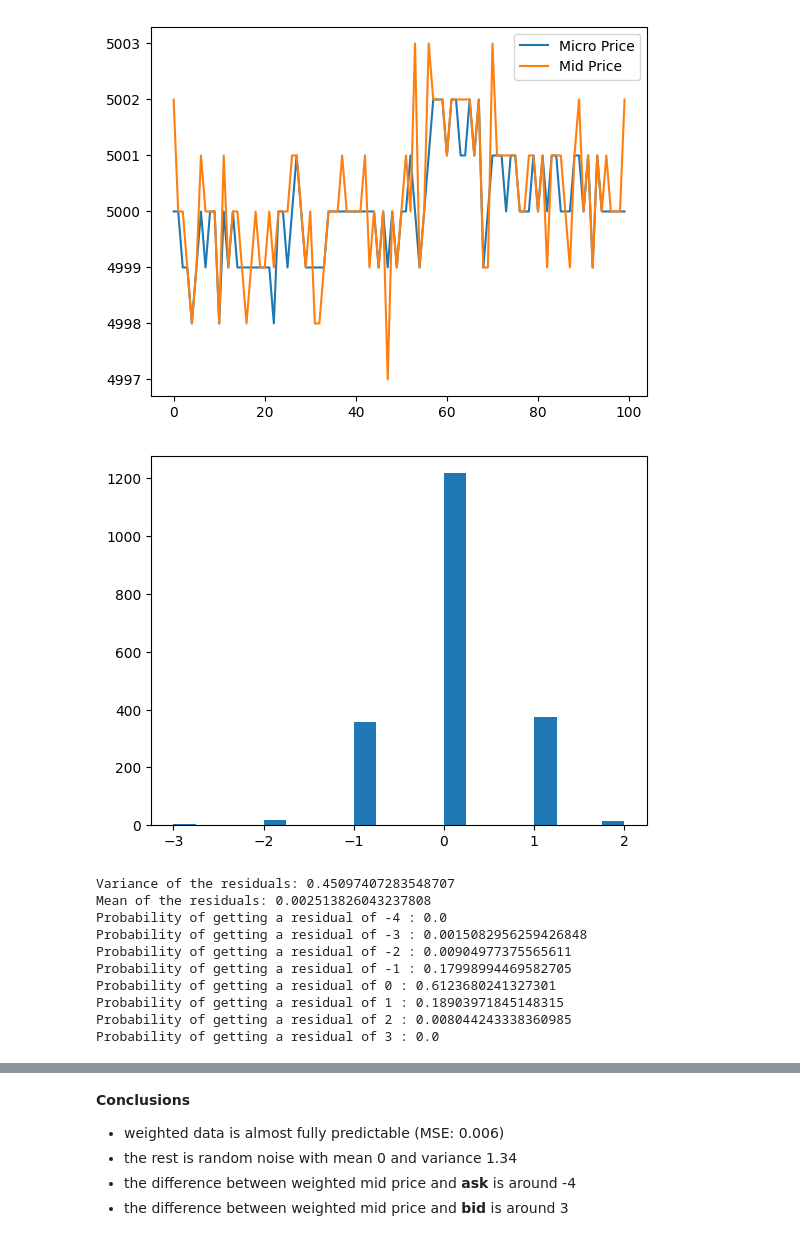
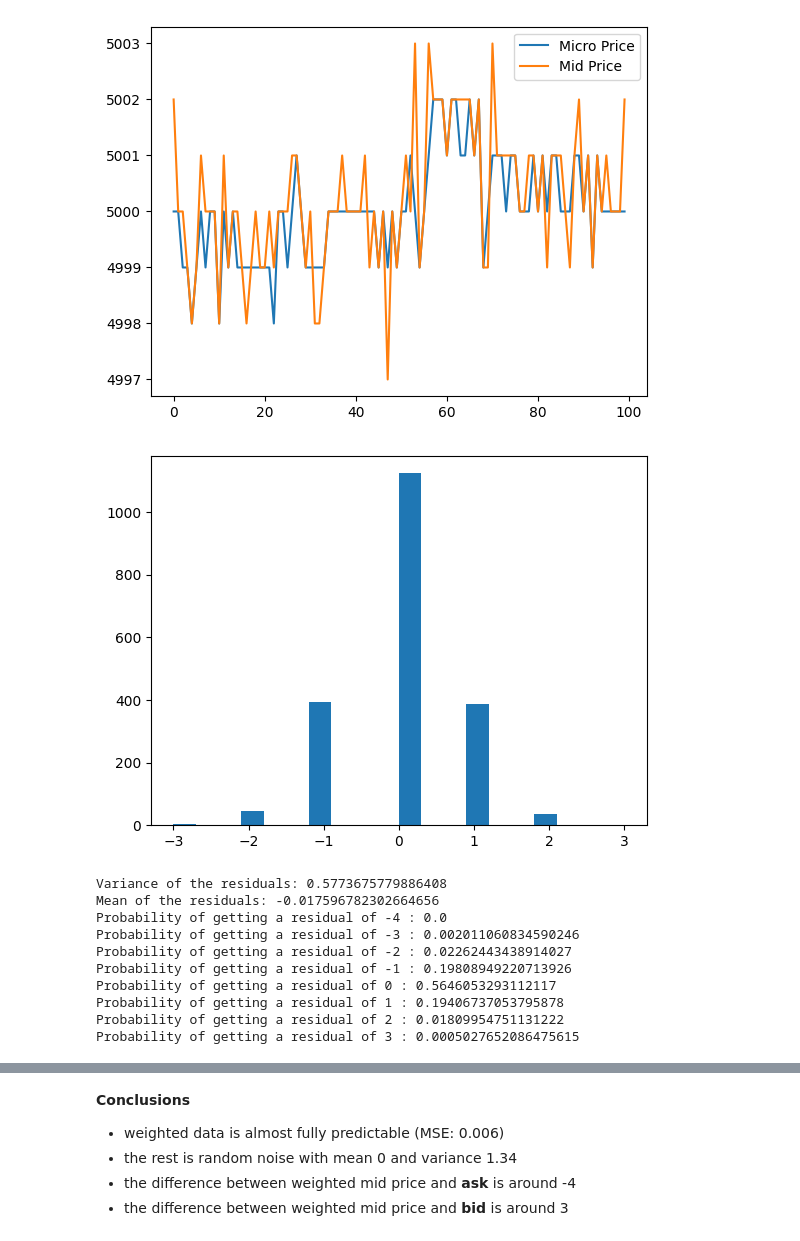
Before and after one commit to levladiator/Prosperity, a Jupyter notebook: src/forecaster-STARFRUIT.ipynb, the cells around one changed output, grey strips where cells are left out. Saved outputs shown, nothing was run; the diff lists cells and outputs as text; code cells hidden in the pictures.

```diff
--- a/src/forecaster-STARFRUIT.ipynb
+++ b/src/forecaster-STARFRUIT.ipynb
@@ -213,6 +213,7 @@ for i in range(10, len(mid_price)):
 # predictions are shifted by one
 weighted_actual = weighted_actual[1:]
 actual = actual[1:]
+micro_pr_array = micro_pr_array[1:]
 
 stanford_predictions = stanford_predictions[:-1]
 my_predictions = my_predictions[:-1]
@@ -263,32 +264,32 @@ plt.show()
 # %% [output]
 [figure]
 # %%
-weighted_actual = np.array(weighted_actual)
+weighted_actual = np.array(micro_pr_array)
 my_predictions = np.array(my_predictions)
 
 diff = weighted_actual - my_predictions
 plt.hist(diff, bins=20)
 plt.show()
 
 # Calculate the variance of the residuals
 print("Variance of the residuals:", np.var(diff))
 print("Mean of the residuals:", np.mean(diff))
 
 # Calculate the probability of getting any residuals
 for i in range(-4, 4):
     print("Probability of getting a residual of", i, ":", np.mean(diff == i))
 # %% [output]
-[figure, old version]
+[figure, new version]
-Variance of the residuals: 0.45097407283548707
-Mean of the residuals: 0.002513826043237808
+Variance of the residuals: 0.5773675779886408
+Mean of the residuals: -0.017596782302664656
 Probability of getting a residual of -4 : 0.0
-Probability of getting a residual of -3 : 0.0015082956259426848
-Probability of getting a residual of -2 : 0.00904977375565611
-Probability of getting a residual of -1 : 0.17998994469582705
-Probability of getting a residual of 0 : 0.6123680241327301
-Probability of getting a residual of 1 : 0.18903971845148315
-Probability of getting a residual of 2 : 0.008044243338360985
-Probability of getting a residual of 3 : 0.0
+Probability of getting a residual of -3 : 0.002011060834590246
+Probability of getting a residual of -2 : 0.02262443438914027
+Probability of getting a residual of -1 : 0.19808949220713926
+Probability of getting a residual of 0 : 0.5646053293112117
+Probability of getting a residual of 1 : 0.19406737053795878
+Probability of getting a residual of 2 : 0.01809954751131222
+Probability of getting a residual of 3 : 0.0005027652086475615
 # %%
 diff = actual[n:n+l] - my_predictions[n:n+l]
 plt.plot(diff)
```
Also changed, not shown: parts of 8 cells of this notebook, 1 other file.
